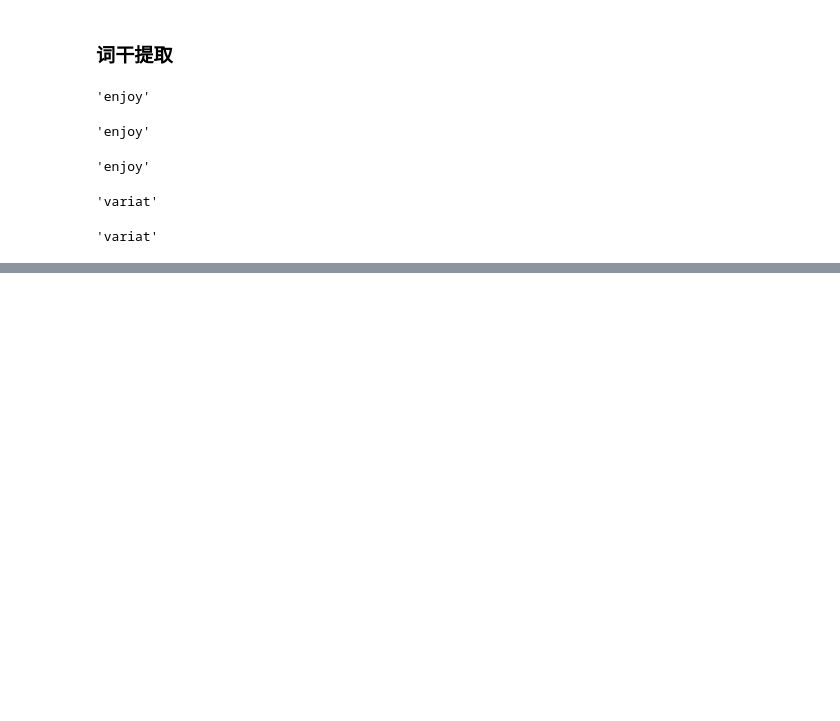
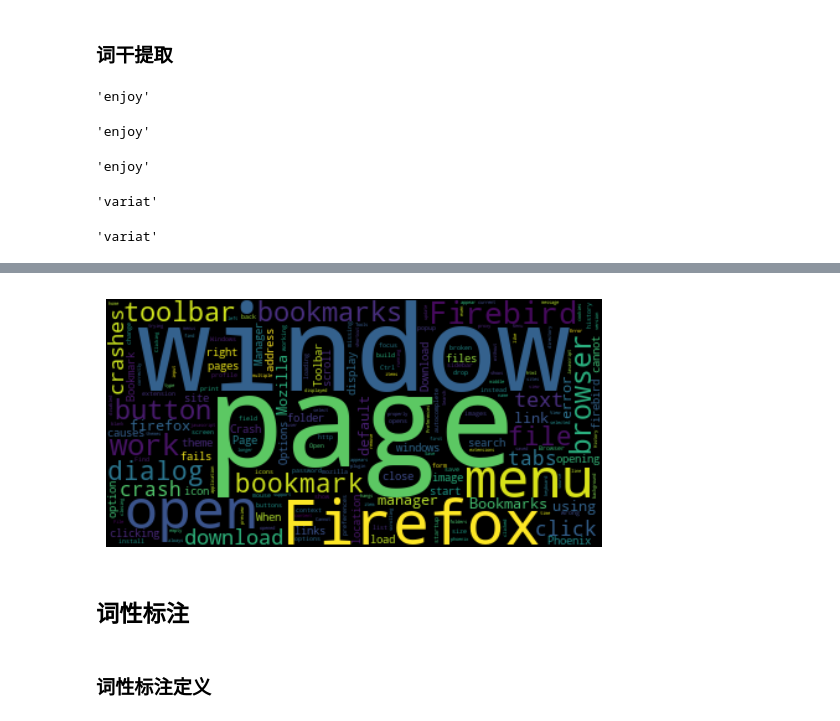
Before and after one commit to JPL-JUNO/Deep-Learning, a Jupyter notebook: nlp/HONLPWP/code/ch02.ipynb, the cells around one changed output, grey strips where cells are left out. Drawn from its saved outputs; the diff is of its cells as text; code cells hidden in the pictures; blank space fills up the shorter version.

```diff
--- a/nlp/HONLPWP/code/ch02.ipynb
+++ b/nlp/HONLPWP/code/ch02.ipynb
@@ -113,0 +120,3 @@ stemming.stem("variate")
+# %%
+sw_l = stopwords.words('english')
+print(sw_l[20: 40])
@@ -113,0 +180,11 @@ stemming.stem("variate")
+# %%
+large_words_without_sw = dict([(k, v) for k, v in frequency_dist.items() if len(k) > 3 and k not in sw_l])
+
+frequency_dist_without_sw = nltk.FreqDist(large_words_without_sw)
+
+wcloud = WordCloud().generate_from_frequencies(frequency_dist_without_sw)
+plt.imshow(wcloud, interpolation="bilinear")
+plt.axis("off")
+plt.show()
+# %% [output]
+[figure, added]
@@ -113,0 +195,4 @@ stemming.stem("variate")
+# %% [markdown]
+## 词性标注
+# %% [markdown]
+### 词性标注定义
```
Also changed, not shown: parts of 27 cells of this notebook, 3 other files.
